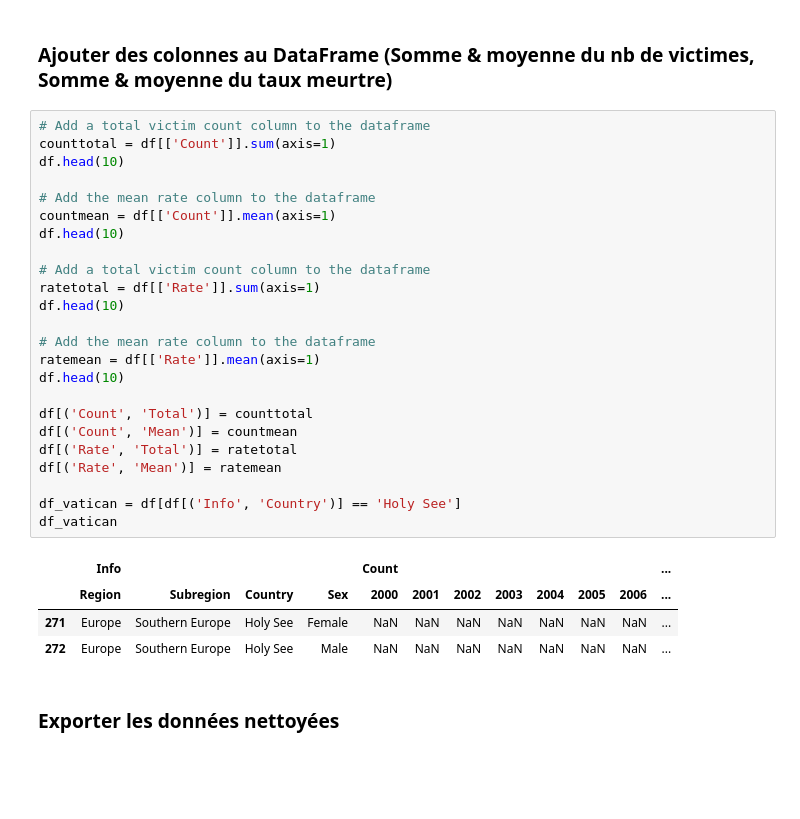
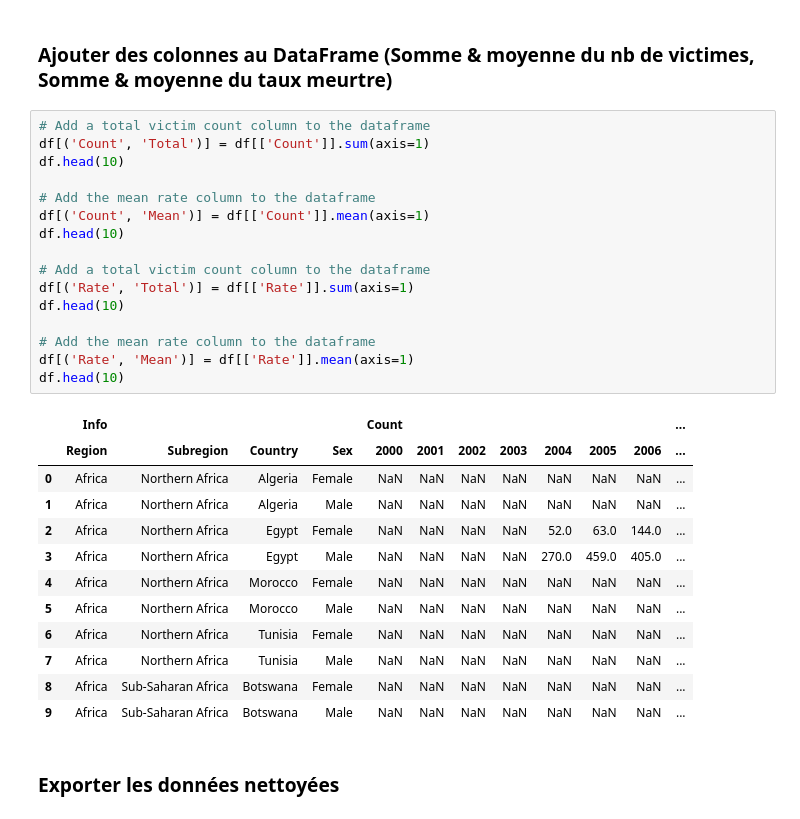
Before and after one commit to adesbx/homicideAnalysis, a Jupyter notebook: projet.ipynb, the cells around one changed output. Drawn from its saved outputs; the diff is of its cells as text; blank space fills up the shorter version.

```diff
--- a/projet.ipynb
+++ b/projet.ipynb
@@ -104,33 +105,33 @@ Name: (Info, Country), Length: 327, dtype: object
 ### Ajouter des colonnes au DataFrame (Somme & moyenne du nb de victimes, Somme & moyenne du taux meurtre)
 # %%
 # Add a total victim count column to the dataframe
-counttotal = df[['Count']].sum(axis=1)
+df[('Count', 'Total')] = df[['Count']].sum(axis=1)
 df.head(10)
 
 # Add the mean rate column to the dataframe
-countmean = df[['Count']].mean(axis=1)
+df[('Count', 'Mean')] = df[['Count']].mean(axis=1)
 df.head(10)
 
 # Add a total victim count column to the dataframe
-ratetotal = df[['Rate']].sum(axis=1)
+df[('Rate', 'Total')] = df[['Rate']].sum(axis=1)
 df.head(10)
 
 # Add the mean rate column to the dataframe
-ratemean = df[['Rate']].mean(axis=1)
+df[('Rate', 'Mean')] = df[['Rate']].mean(axis=1)
 df.head(10)
-
-df[('Count', 'Total')] = counttotal
-df[('Count', 'Mean')] = countmean
-df[('Rate', 'Total')] = ratetotal
-df[('Rate', 'Mean')] = ratemean
-
-df_vatican = df[df[('Info', 'Country')] == 'Holy See']
-df_vatican
 # %% [output]
 |  | Info |  |  |  | Count |  |  |  |  |  |  | ... |
 |  | Region | Subregion | Country | Sex | 2000 | 2001 | 2002 | 2003 | 2004 | 2005 | 2006 | ... |
-| 271 | Europe | Southern Europe | Holy See | Female | NaN | NaN | NaN | NaN | NaN | NaN | NaN | ... |
-| 272 | Europe | Southern Europe | Holy See | Male | NaN | NaN | NaN | NaN | NaN | NaN | NaN | ... |
+| 0 | Africa | Northern Africa | Algeria | Female | NaN | NaN | NaN | NaN | NaN | NaN | NaN | ... |
+| 1 | Africa | Northern Africa | Algeria | Male | NaN | NaN | NaN | NaN | NaN | NaN | NaN | ... |
+| 2 | Africa | Northern Africa | Egypt | Female | NaN | NaN | NaN | NaN | 52.0 | 63.0 | 144.0 | ... |
+| 3 | Africa | Northern Africa | Egypt | Male | NaN | NaN | NaN | NaN | 270.0 | 459.0 | 405.0 | ... |
+| 4 | Africa | Northern Africa | Morocco | Female | NaN | NaN | NaN | NaN | NaN | NaN | NaN | ... |
+| 5 | Africa | Northern Africa | Morocco | Male | NaN | NaN | NaN | NaN | NaN | NaN | NaN | ... |
+| 6 | Africa | Northern Africa | Tunisia | Female | NaN | NaN | NaN | NaN | NaN | NaN | NaN | ... |
+| 7 | Africa | Northern Africa | Tunisia | Male | NaN | NaN | NaN | NaN | NaN | NaN | NaN | ... |
+| 8 | Africa | Sub-Saharan Africa | Botswana | Female | NaN | NaN | NaN | NaN | NaN | NaN | NaN | ... |
+| 9 | Africa | Sub-Saharan Africa | Botswana | Male | NaN | NaN | NaN | NaN | NaN | NaN | NaN | ... |
 # %% [markdown]
 ### Exporter les données nettoyées
 # %%
```
Also changed, not shown: parts of 22 cells of this notebook.
